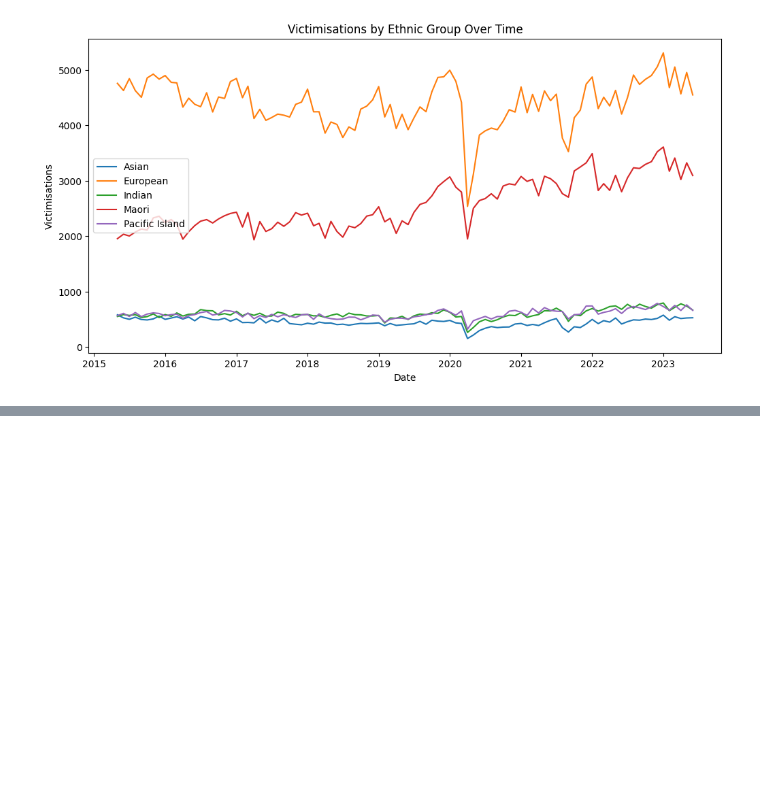
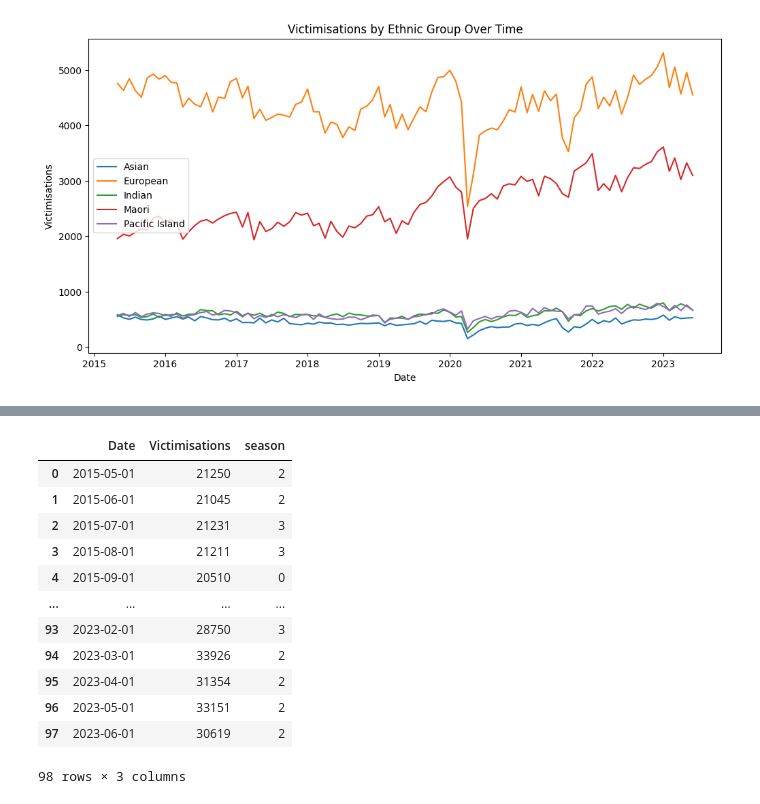
Before and after one commit to RunningZombie/CS760, a Jupyter notebook: TS.ipynb, the cells around one changed output, grey strips where cells are left out. Cells and saved outputs as stored; diff of their text form; code cells hidden in the pictures; blank space fills up the shorter version.

```diff
--- a/TS.ipynb
+++ b/TS.ipynb
@@ -415,0 +448,16 @@ Epoch 156/200
+# %%
+data_covid
+# %% [output]
+|  | Date | Victimisations | season |
+| 0 | 2015-05-01 | 21250 | 2 |
+| 1 | 2015-06-01 | 21045 | 2 |
+| 2 | 2015-07-01 | 21231 | 3 |
+| 3 | 2015-08-01 | 21211 | 3 |
+| 4 | 2015-09-01 | 20510 | 0 |
+| ... | ... | ... | ... |
+| 93 | 2023-02-01 | 28750 | 3 |
+| 94 | 2023-03-01 | 33926 | 2 |
+| 95 | 2023-04-01 | 31354 | 2 |
+| 96 | 2023-05-01 | 33151 | 2 |
+| 97 | 2023-06-01 | 30619 | 2 |
+98 rows × 3 columns
```
Also changed, not shown: parts of 29 cells of this notebook.
